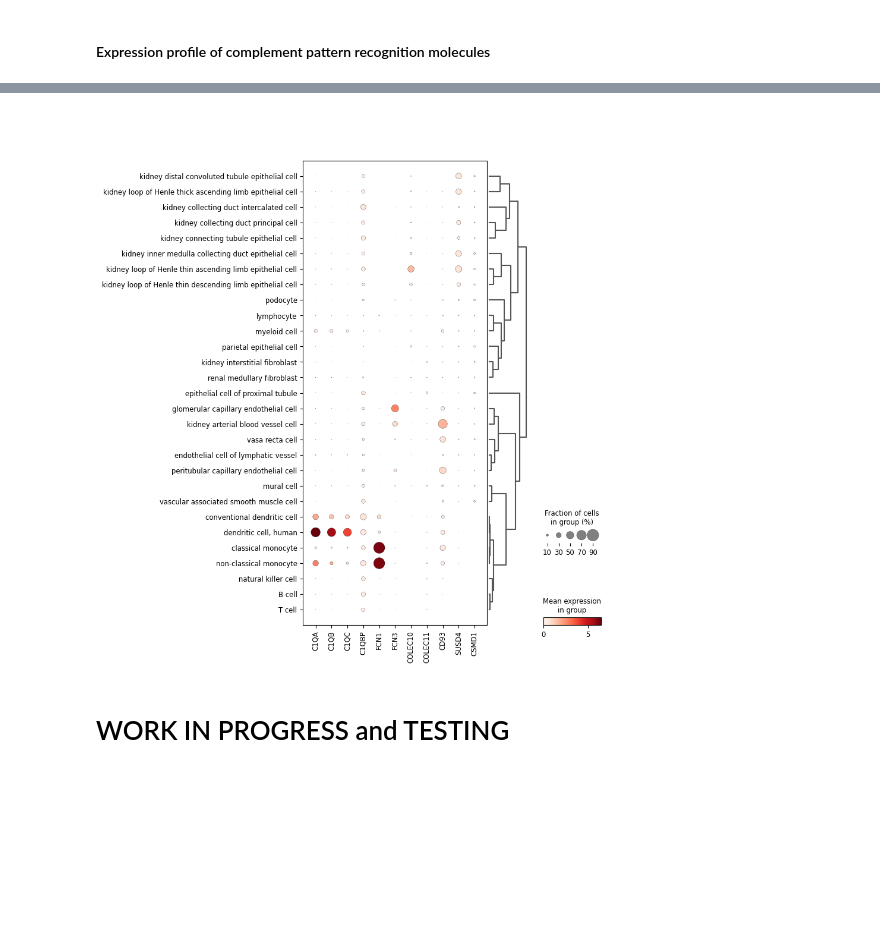
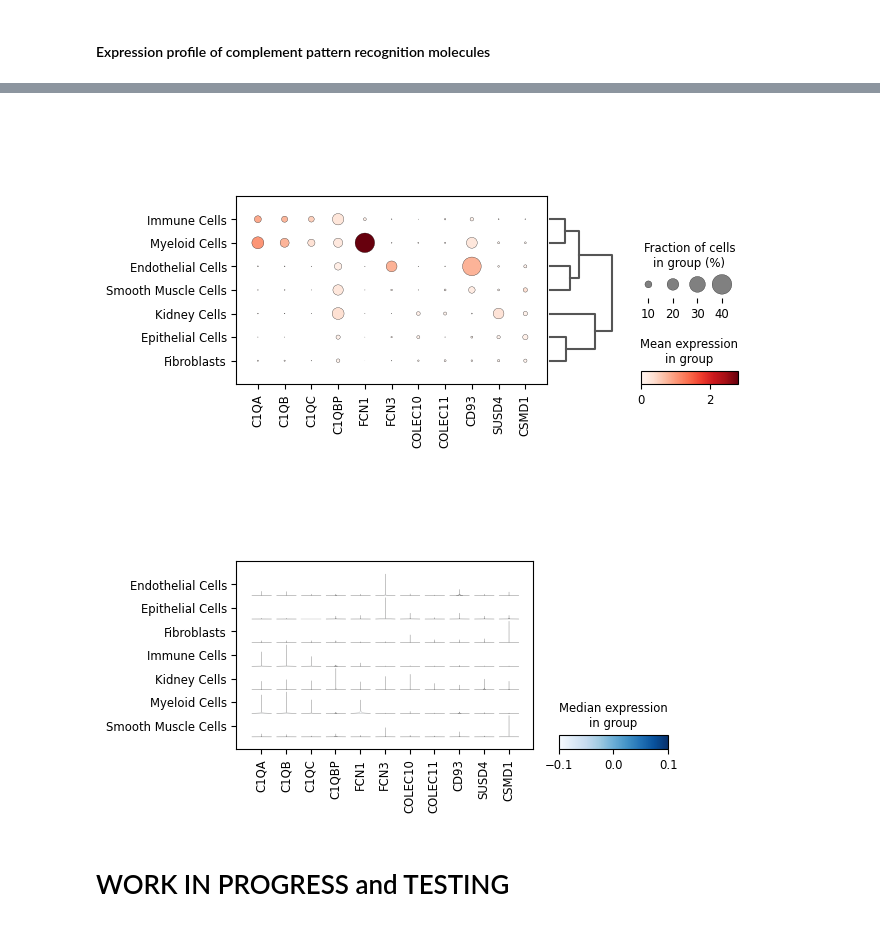
Before and after one commit to aumchampaneri/Biochemistry-BS, a Jupyter notebook: Binghamton SURC/Complement SC Kidney Atlas.ipynb, the cells around one changed output, grey strips where cells are left out. Drawn from its saved outputs; the diff is of its cells as text; code cells hidden in the pictures; blank space fills up the shorter version.

Commit message:
Finished preprocessing of the data, umap and pca generated, need to calculate dendrograms and plot

```diff
--- a/Binghamton SURC/Complement SC Kidney Atlas.ipynb
+++ b/Binghamton SURC/Complement SC Kidney Atlas.ipynb
@@ -641,49 +694,5 @@ WARNING: dendrogram data not found (using key=dendrogram_tissue). Running `sc.tl
 # Define the gene set for plotting
 complement_prms = ['C1QA', 'C1QB', 'C1QC', 'C1QBP', 'FCN1', 'FCN3', 'COLEC10', 'COLEC11', 'CD93', 'SUSD4', 'CSMD1']
 # Plot the expression of complement PRMs as a dot plot
-sc.pl.DotPlot(normal, complement_prms, groupby='cell_type', gene_symbols='feature_name').add_dendrogram(show=True,size=0.9).show()
-
-# Define the gene set for plotting
-complement_proteases = ['C1R','MASP1','CFB','C3','C5']
-# Plot the expression of complement PRMs as a dot plot
-sc.pl.DotPlot(normal, complement_prms, groupby='cell_type', gene_symbols='feature_name').add_dendrogram(show=True,size=0.9).show()
-
-complement_proteases = {
-    # 1. Classical Pathway Proteases
-    # These enzymes cleave complement components to activate the classical pathway.
-    "classical_pathway_proteases": {
-        'C1R': 'ENSG00000159403',  # C1r serine protease, cleaves C1s
-        'C1S': 'ENSG00000182326'   # C1s serine protease, cleaves C4 and C2
-    },
-
-    # 2. Lectin Pathway Proteases
-    # These proteases activate the lectin pathway by cleaving complement proteins.
-    "lectin_pathway_proteases": {
-        'MASP1': 'ENSG00000127241',  # MASP-1, activates MASP-2 and cleaves C2/C4
-        'MASP2': 'ENSG00000009724',  # MASP-2, cleaves C4 and C2
-        'MASP3': 'XXX'               # MASP-3, alternative function in lectin pathway regulation
-    },
-
-    # 3. Alternative Pathway Proteases
-    # These enzymes regulate and amplify the alternative pathway.
-    "alternative_pathway_proteases": {
-        'CFB': 'ENSG00000243649',  # Complement Factor B, cleaved by CFD to form Bb (C3 convertase)
-        'CFD': 'ENSG00000197766'   # Complement Factor D, cleaves Factor B to generate Bb
-    },
-
-    # 4. Terminal Pathway Proteases
-    # These enzymes contribute to C5 cleavage and the formation of the Membrane Attack Complex (MAC).
-    "terminal_pathway_proteases": {
-        'C5': 'ENSG00000106804'   # Complement component C5, cleaved to form C5a (anaphylatoxin) and C5b (MAC initiator)
-    },
-
-    # 5. Regulatory Proteases
-    # These enzymes degrade or regulate complement proteins to control excessive activation.
-    "regulatory_proteases": {
-        'CFI': 'ENSG00000205403',  # Complement Factor I, inactivates C3b and C4b
-        'CPB2': 'ENSG00000080618',  # Carboxypeptidase B2 (TAFI), regulates complement activation
-        'CPN1': 'ENSG00000120054',  # Carboxypeptidase N subunit 1, modulates complement peptides
-        'CPN2': 'ENSG00000178772'   # Carboxypeptidase N subunit 2, stabilizes complement regulation
-    }
-}
+sc.pl.DotPlot(normal, complement_prms, groupby='cell_type_group', gene_symbols='feature_name').add_dendrogram(show=True,size=0.9).show()
 # %% [output]
@@ -690,3 +700,8 @@ complement_proteases = {
-[figure, old version]
+[figure, new version]
+# %%
+# Create a multi-panel violin plot of complement PRMs
+sc.pl.StackedViolin(normal, complement_prms, groupby='cell_type_group', gene_symbols='feature_name').show()
+# %% [output]
+[figure, added]
 # %% [markdown]
 # WORK IN PROGRESS and TESTING
```
Also changed, not shown: parts of 3 cells of this notebook.
